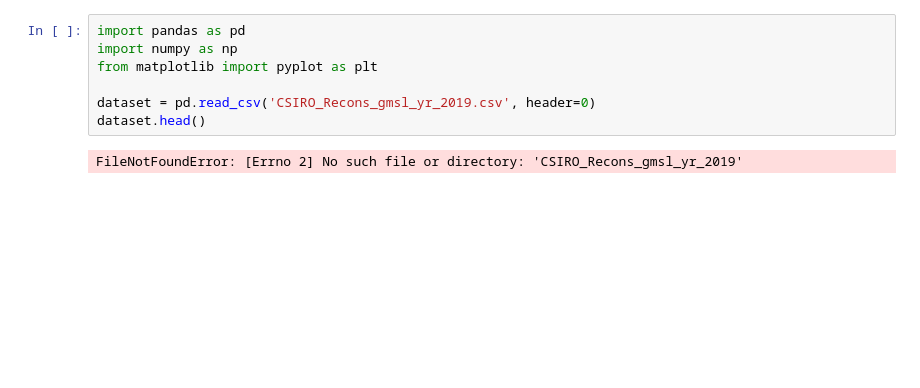
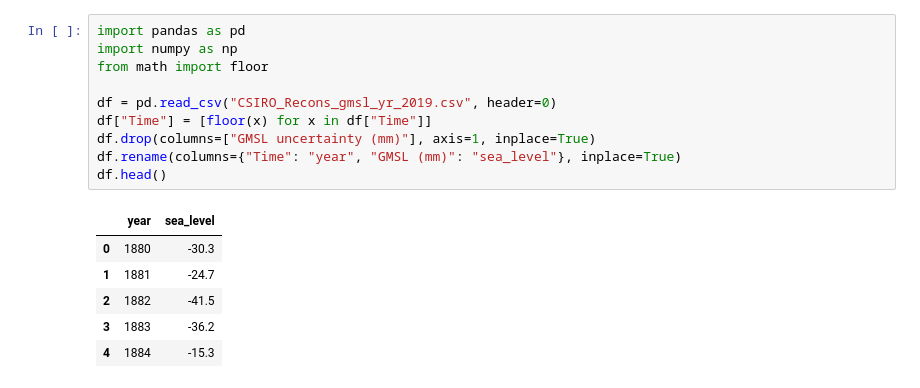
Before and after one commit to nccruel/132project, a Jupyter notebook: 132proj.ipynb, the cells around one changed output. Cells and saved outputs as stored; diff of their text form; blank space fills up the shorter version.

```diff
--- a/132proj.ipynb
+++ b/132proj.ipynb
@@ -1,9 +1,17 @@
 # %%
 import pandas as pd
 import numpy as np
-from matplotlib import pyplot as plt
+from math import floor
 
-dataset = pd.read_csv('CSIRO_Recons_gmsl_yr_2019.csv', header=0)
-dataset.head()
+df = pd.read_csv("CSIRO_Recons_gmsl_yr_2019.csv", header=0)
+df["Time"] = [floor(x) for x in df["Time"]]
+df.drop(columns=["GMSL uncertainty (mm)"], axis=1, inplace=True)
+df.rename(columns={"Time": "year", "GMSL (mm)": "sea_level"}, inplace=True)
+df.head()
 # %% [output]
-FileNotFoundError: [Errno 2] No such file or directory: 'CSIRO_Recons_gmsl_yr_2019'
+|  | year | sea_level |
+| 0 | 1880 | -30.3 |
+| 1 | 1881 | -24.7 |
+| 2 | 1882 | -41.5 |
+| 3 | 1883 | -36.2 |
+| 4 | 1884 | -15.3 |
```
Also changed, not shown: parts of 2 cells of this notebook.
